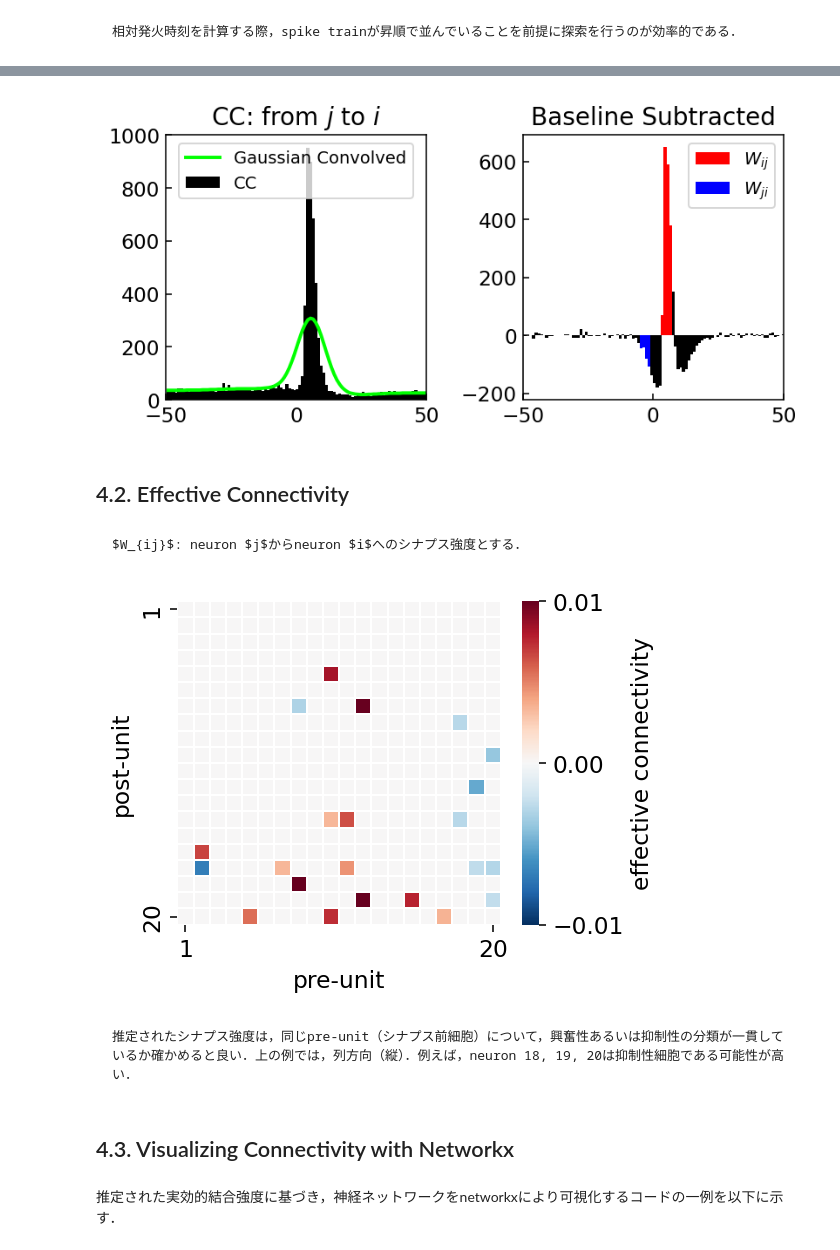
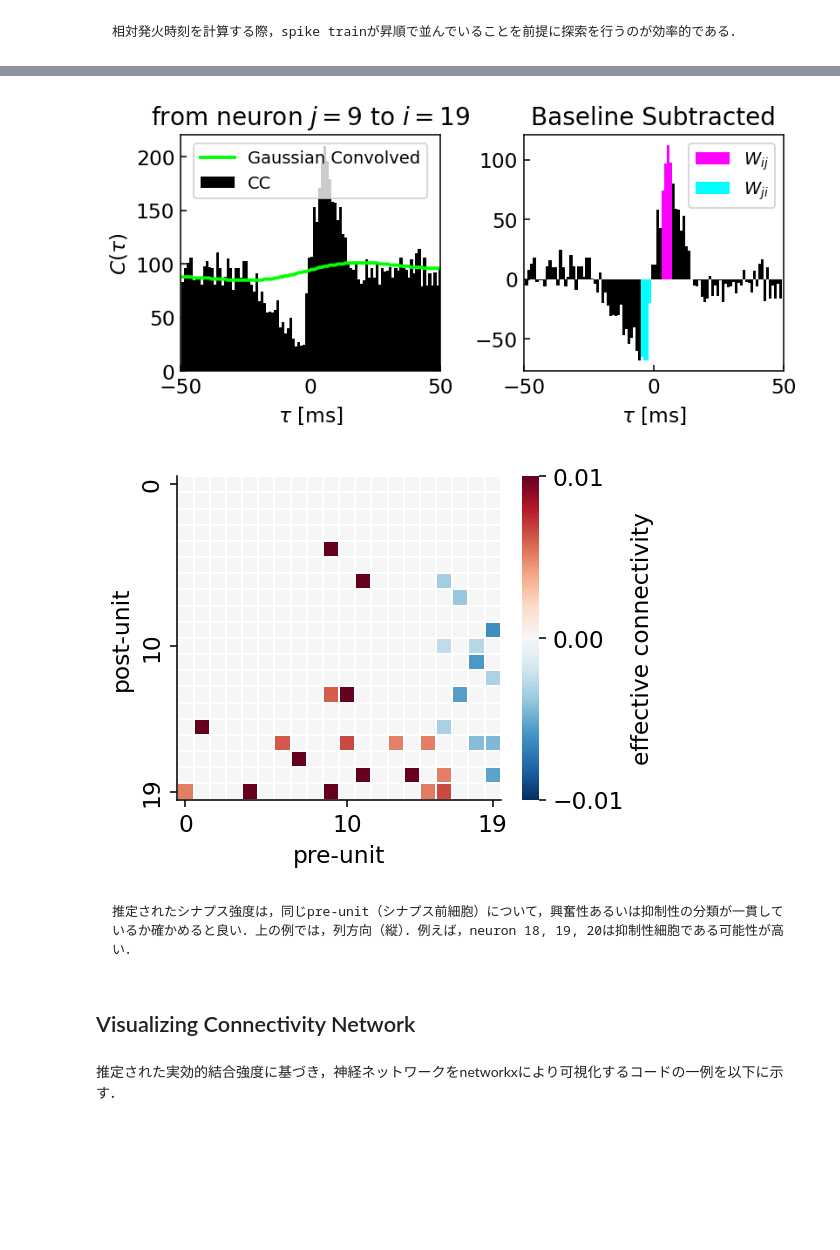
Before and after one commit to tk-neuron/meabook, a Jupyter notebook: _sources/1_spikes/04_cross_correlation.ipynb, the cells around one changed output, grey strips where cells are left out. Saved outputs shown, nothing was run; the diff lists cells and outputs as text; code cells hidden in the pictures; blank space fills up the shorter version.

````diff
--- a/_sources/1_spikes/04_cross_correlation.ipynb
+++ b/_sources/1_spikes/04_cross_correlation.ipynb
@@ -103,39 +153,38 @@ def cross_correlogram(spike_times_i, spike_times_j, window=50., nbins=100):
 # %%
-i, j = 18, 11
+i, j = 19, 9
 spike_times_i = df.query(f'unit=={i}').spiketime.values
 spike_times_j = df.query(f'unit=={j}').spiketime.values
 
 hist, edges = cross_correlogram(spike_times_i, spike_times_j)
-hist_g = gaussian_filter(hist, sigma=[5])
+hist_g = gaussian_filter(hist, sigma=[20])
 
 fig, (ax1, ax2) = plt.subplots(1, 2, figsize=(6, 3))
 
-ax1.set_title(r'CC: from $j$ to $i$')
+ax1.set_title(rf'from neuron $j={j}$ to $i={i}$')
 ax1.bar(edges[1:], hist, color='k', width=1.1, label='CC')
 ax1.plot(edges[1:], hist_g, color='lime', linewidth=2.0, label='Gaussian Convolved')
 ax1.legend(fontsize=10, loc='upper center')
+
+ax1.set_xlabel(r'$\tau$ [ms]')
+ax1.set_ylabel(r'$C(\tau)$')
 ax1.set_xlim(-50, 50)
 ax1.set_xticks([-50, 0, 50])
 ax1.tick_params(direction='in')
 
 hist_sub = hist - hist_g
 ax2.set_title('Baseline Subtracted')
 ax2.bar(edges[1:], hist_sub, color='k', width=1.1)
 
-ax2.bar(edges[1:][52:56], hist_sub[52:56], color='r', width=1.1, label=r'$W_{ij}$')
-ax2.bar(edges[1:][44:48], hist_sub[44:48], color='b', width=1.1, label=r'$W_{ji}$')
+ax2.bar(edges[1:][52:56], hist_sub[52:56], color='magenta', width=1.1, label=r'$W_{ij}$')
+ax2.bar(edges[1:][44:48], hist_sub[44:48], color='cyan', width=1.1, label=r'$W_{ji}$')
 ax2.legend(fontsize=10, loc='upper right')
+
+ax2.set_xlabel(r'$\tau$ [ms]')
 ax2.set_xlim(-50, 50)
 ax2.set_xticks([-50, 0, 50])
 ax2.tick_params(direction='in')
 
 plt.tight_layout()
 plt.show()
 # %% [output]
-[figure, old version]
+[figure, new version]
-# %% [markdown]
-## 4.2. Effective Connectivity
-# %% [markdown]
-```{note}
-$W_{ij}$: neuron $j$からneuron $i$へのシナプス強度とする．
-```
@@ -172,7 +217,7 @@ fig, ax = plt.subplots(figsize=(4, 3))
 # thresholding weight matrix
 w_ = np.zeros_like(w)
 
-thre_exc = 0.003
+thre_exc = 0.005
 thre_inh = 0.002
 w_[w > thre_exc] = w[w > thre_exc]
 w_[w < -thre_inh] = w[w < -thre_inh]
@@ -181,22 +226,24 @@ w_[w < -thre_inh] = w[w < -thre_inh]
 sns.heatmap(w_, vmax=0.01, vmin=-0.01, center=0, ax=ax, cmap=plt.get_cmap('RdBu_r'),
             linewidths=1.0, cbar_kws=dict(ticks=[0.01, 0, -0.01], label='effective connectivity'))
 
-ax.set_xticks([0.5, 19.5])
-ax.set_yticks([0.5, 19.5])
-ax.set_xticklabels([1, 20])
-ax.set_yticklabels([1, 20])
+ax.set_xticks([0.5, 10.5, 19.5])
+ax.set_yticks([0.5, 10.5, 19.5])
+ax.set_xticklabels([0, 10, 19])
+ax.set_yticklabels([0, 10, 19])
+ax.spines['left'].set_visible(True)
+ax.spines['bottom'].set_visible(True)
 
 ax.set_xlabel('pre-unit')
 ax.set_ylabel('post-unit')
 ax.set_aspect('equal')
 plt.show()
 # %% [output]
-[figure, old version]
+[figure, new version]
 # %% [markdown]
-```{note}
+```{tip}
 推定されたシナプス強度は，同じpre-unit（シナプス前細胞）について，興奮性あるいは抑制性の分類が一貫しているか確かめると良い．上の例では，列方向（縦）．例えば，neuron 18, 19, 20は抑制性細胞である可能性が高い．
 ```
 # %% [markdown]
-## 4.3. Visualizing Connectivity with Networkx
+## Visualizing Connectivity Network
 # %% [markdown]
 推定された実効的結合強度に基づき，神経ネットワークをnetworkxにより可視化するコードの一例を以下に示す．
````
Also changed, not shown: parts of 18 cells of this notebook, 35 other files.
